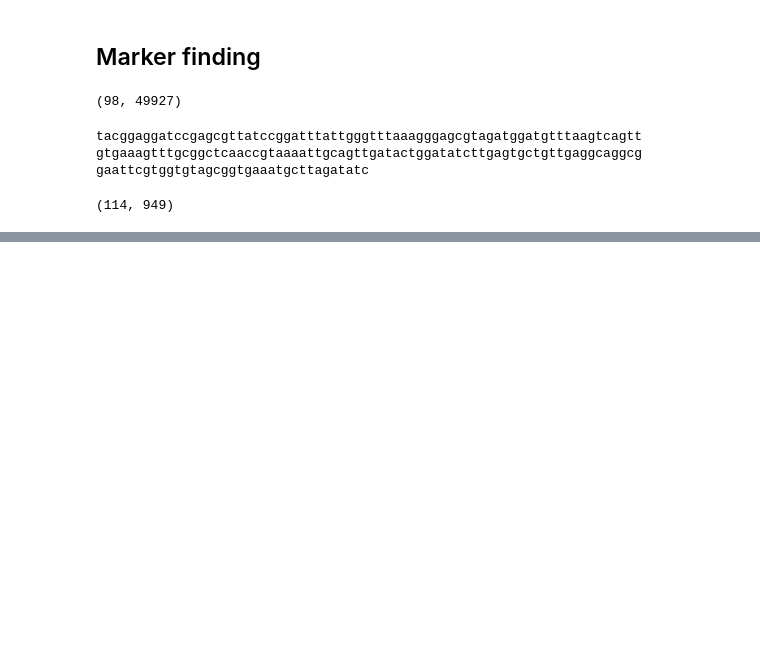
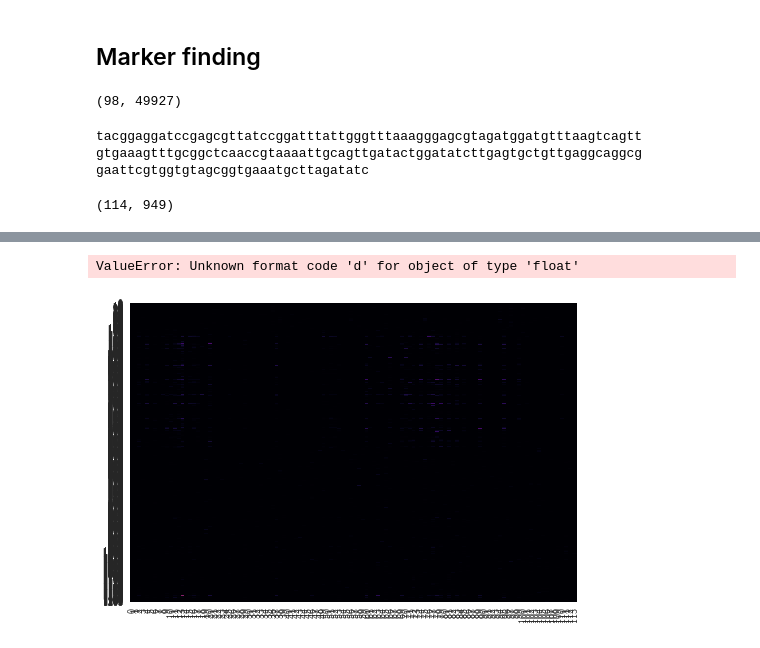
Before and after one commit to ehsanasgari/DiTaxa, a Jupyter notebook: notebook/RA.ipynb, the cells around one changed output, grey strips where cells are left out. Cells and saved outputs as stored; diff of their text form; code cells hidden in the pictures; blank space fills up the shorter version.

```diff
--- a/notebook/RA.ipynb
+++ b/notebook/RA.ipynb
@@ -104,0 +202,46 @@ Y
+# %%
+labels_idx=argsort(labels)
+# %%
+sorted_labels=[labels[idx] for idx in labels_idx]
+# %%
+new_matrix=new_matrix[:,labels_idx]
+# %%
+import seaborn as sns; sns.set()
+def create_mat_plot(mat, axis_x, axis_y, title, filename, xlab, ylab, cmap='inferno', filetype='pdf', rx=0, ry=0, font_s=10, annot=True):
+    '''
+    :param mat: divergence matrix
+    :param axis_names: axis_names
+    :param title
+    :param filename: where to be saved
+    :return:
+    '''
+    #plt.rc('text', usetex=True)
+
+    ax = sns.heatmap(mat,annot=annot, cmap=cmap,fmt="d")
+    plt.title(title)
+    params = {
+        'legend.fontsize': font_s,
+        'xtick.labelsize': font_s,
+        'ytick.labelsize': font_s,
+        #'text.usetex': True,
+    }
+    matplotlib.rcParams['mathtext.fontset'] = 'stix'
+    matplotlib.rcParams['font.family'] = 'STIXGeneral'
+    matplotlib.rcParams['mathtext.fontset'] = 'custom'
+    matplotlib.rcParams['mathtext.rm'] = 'Bitstream Vera Sans'
+    matplotlib.rcParams['mathtext.it'] = 'Bitstream Vera Sans:italic'
+    matplotlib.rcParams['mathtext.bf'] = 'Bitstream Vera Sans:bold'
+    plt.xlabel(xlab)
+    plt.ylabel(ylab)
+    plt.xticks(rotation=rx)
+    plt.yticks(rotation=ry)
+    plt.rcParams.update(params)
+    plt.tight_layout()
+    plt.savefig(filename + '.'+filetype)
+    plt.show()
+    plt.clf()
+# %%
+create_mat_plot(new_matrix, sorted_labels, taxonmies, '', 'RA' ,'','', cmap='inferno', filetype='pdf', rx=0, ry=0, font_s=10)
+# %% [output]
+ValueError: Unknown format code 'd' for object of type 'float'
+[figure, added]
```
Also changed, not shown: parts of 15 cells of this notebook, 7 other files.
